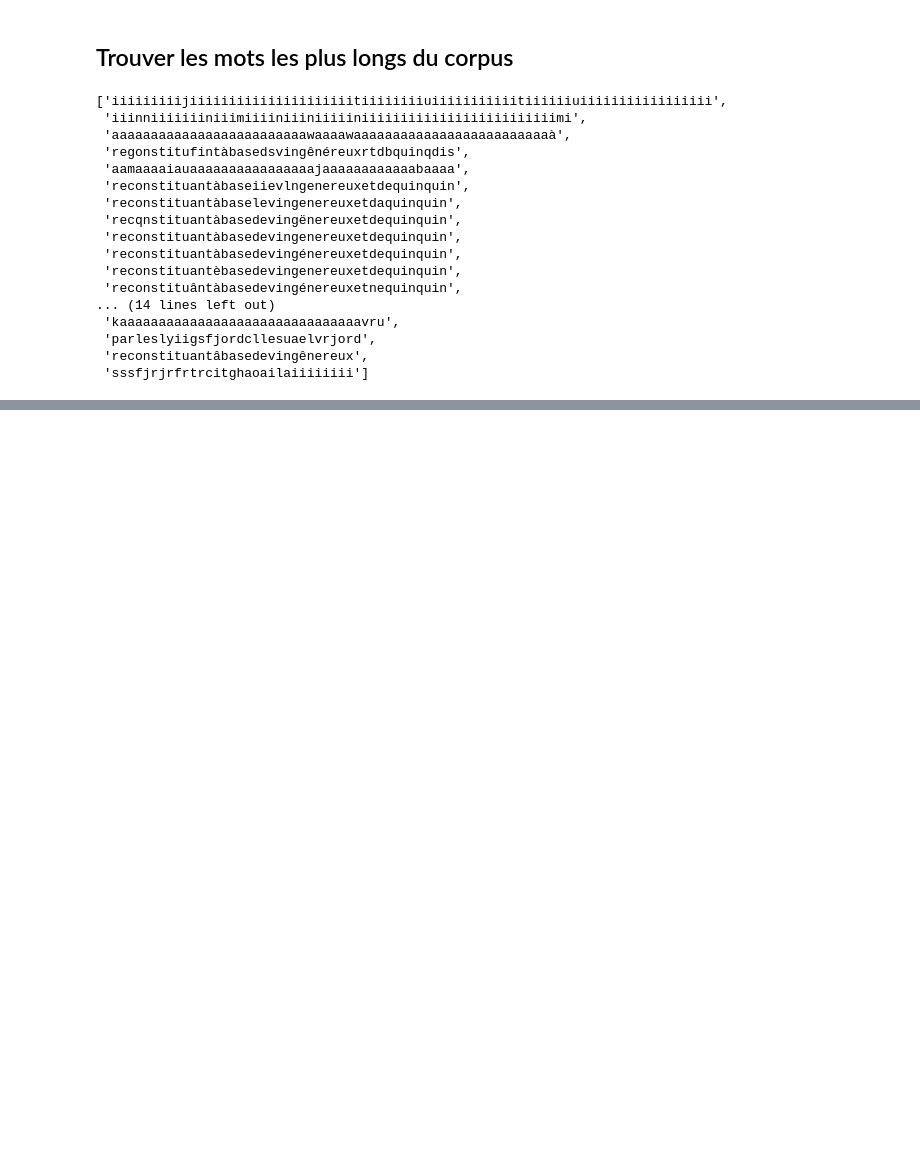
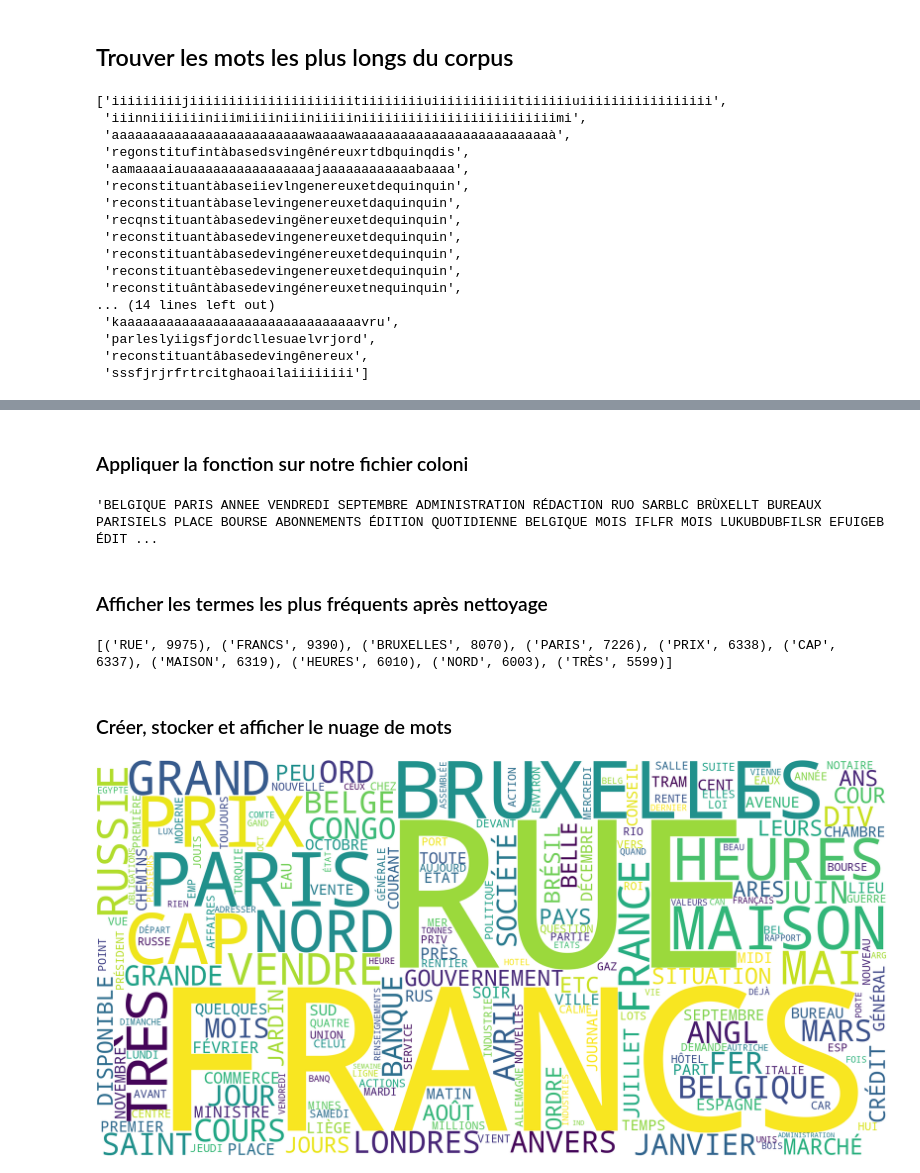
Before and after one commit to HarouneRachid/tac, a Jupyter notebook: tps/tp4/tp4.ipynb, the cells around one changed output, grey strips where cells are left out. Cells and saved outputs as stored; diff of their text form; code cells hidden in the pictures; blank space fills up the shorter version.

Commit message:
Mots clé, Nettoyage et nuage des  mots

```diff
--- a/tps/tp4/tp4.ipynb
+++ b/tps/tp4/tp4.ipynb
@@ -164,0 +197,9 @@ sorted(voc, key=len, reverse=True)[:n]
+# %%
+# Stocker le contenu de ces fichiers dans une liste
+content_list = []
+for txt in txts:
+    with open(os.path.join(txt_path, txt), 'r', encoding='utf-8') as f:
+        content_list.append(f.read())
+
+# Compter le nombre d'éléments (=fichiers) dans la liste
+len(content_list)
@@ -164,0 +208,17 @@ sorted(voc, key=len, reverse=True)[:n]
+# %%
+year = 1913
+
+
+# Ecrire tout le contenu dans un fichier temporaire
+temp_path = '../data/tmp'
+if not os.path.exists(temp_path):
+    os.mkdir(temp_path)
+with open(os.path.join(temp_path, f'{year}.txt'), 'w', encoding='utf-8') as f:
+    f.write(' '.join(content_list))
+
+
+# Imprimer le contenu du fichier et constater les "déchets"
+with open(os.path.join(temp_path, f'{year}.txt'), 'r', encoding='utf-8') as f:
+    before = f.read()
+
+before[:500]
@@ -164,0 +246,27 @@ sorted(voc, key=len, reverse=True)[:n]
+# %% [markdown]
+### Appliquer la fonction sur notre fichier coloni
+# %%
+clean_text(year, folder=temp_path)
+
+# Vérifier le résultat
+with open(os.path.join(temp_path, f'{year}_clean.txt'), 'r', encoding='utf-8') as f:
+    after = f.read()
+
+after[:500]
+# %% [output]
+'BELGIQUE PARIS ANNEE VENDREDI SEPTEMBRE ADMINISTRATION RÉDACTION RUO SARBLC BRÙXELLT BUREAUX PARISIELS PLACE BOURSE ABONNEMENTS ÉDITION QUOTIDIENNE BELGIQUE MOIS IFLFR MOIS LUKUBDUBFILSR EFUIGEB ÉDIT ...
+# %% [markdown]
+### Afficher les termes les plus fréquents après nettoyage
+# %%
+frequencies = Counter(after.split())
+print(frequencies.most_common(10))
+# %% [output]
+[('RUE', 9975), ('FRANCS', 9390), ('BRUXELLES', 8070), ('PARIS', 7226), ('PRIX', 6338), ('CAP', 6337), ('MAISON', 6319), ('HEURES', 6010), ('NORD', 6003), ('TRÈS', 5599)]
+# %% [markdown]
+### Créer, stocker et afficher le nuage de mots
+# %%
+cloud = WordCloud(width=2000, height=1000, background_color='white').generate_from_frequencies(frequencies)
+cloud.to_file(os.path.join(temp_path, f"{year}.png"))
+Image(filename=os.path.join(temp_path, f"{year}.png"))
+# %% [output]
+[figure, added]
```
Also changed, not shown: parts of 12 cells of this notebook.
